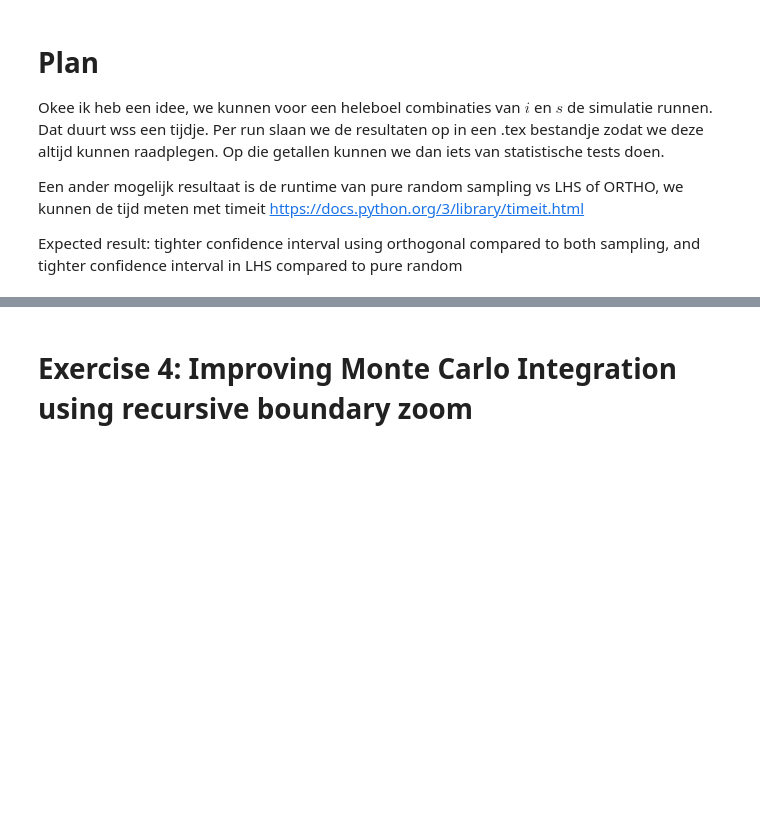
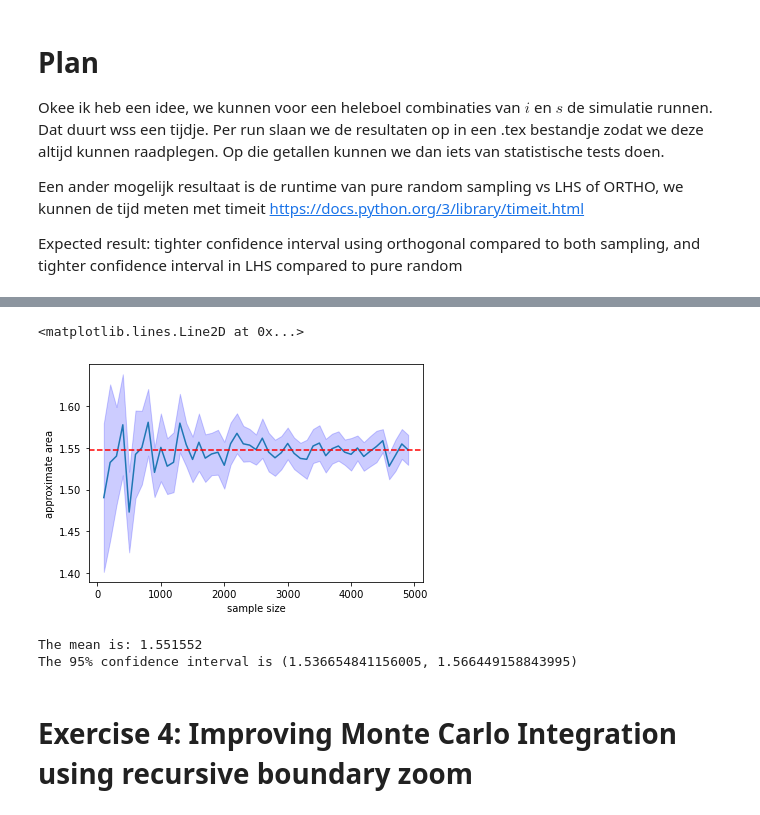
Before and after one commit to ninawagenaar/STSIM, a Jupyter notebook: KarinBrinksma_13919938_NinaWagenaar_11326336_1.ipynb, the cells around one changed output, grey strips where cells are left out. Saved outputs shown, nothing was run; the diff lists cells and outputs as text; code cells hidden in the pictures; blank space fills up the shorter version.

```diff
--- a/KarinBrinksma_13919938_NinaWagenaar_11326336_1.ipynb
+++ b/KarinBrinksma_13919938_NinaWagenaar_11326336_1.ipynb
@@ -321,3 +325,44 @@ samples = [10, 20, 50]
+# %%
+runs = 50
+s = np.arange(100, 5000, 100)
+i = 100
+areas = np.empty((len(s), runs))
+
+for idx in range(0, len(s)):
+    for run in range(0, runs):
+        areas[idx][run] = 2 * monte_carlo_mandelbrot_set(i, s[idx], re_min= -2, re_max = 2, im_min = 0, im_max = 1.5)
+
+mean_areas = np.mean(areas, axis=1)
+std = np.std(areas, axis=1)
+
+#95% confidence interval
+cis = [st.t.interval(alpha=0.95, df=len(run)-1, loc=np.mean(run), scale=st.sem(run)) for run in areas]
+cis_lower = [i[0] for i in cis]
+cis_higher = [i[1] for i in cis]
+
+plt.plot(s, mean_areas)
+plt.fill_between(s, cis_lower, cis_higher, color='blue', alpha=0.2)
+plt.xlabel("sample size")
+plt.ylabel("approximate area")
+plt.axhline(y = mean_areas[-1], color = 'r', linestyle = 'dashed')
+# %% [output]
+<matplotlib.lines.Line2D at 0x...>
+[figure, added]
+# %%
+runs = 50
+i = 100
+s = 5000
+A_i_s = np.empty(runs)
+for run in range(0, runs):
+    A_i_s[run] = 2 * monte_carlo_mandelbrot_set(i, s, re_min= -2, re_max = 2, im_min = 0, im_max = 1.5)
+mean = np.mean(A_i_s)
+ci = st.t.interval(alpha=0.95, df=len(A_i_s)-1, loc=mean, scale=st.sem(A_i_s))
+
+print("The mean is:", mean)
+print("The 95% confidence interval is", ci)
+# %% [output]
+The mean is: 1.551552
+The 95% confidence interval is (1.536654841156005, 1.566449158843995)
 # %% [markdown]
 # Exercise 4: Improving Monte Carlo Integration using recursive boundary zoom
 # %%
```
Also changed, not shown: parts of 9 cells of this notebook.
